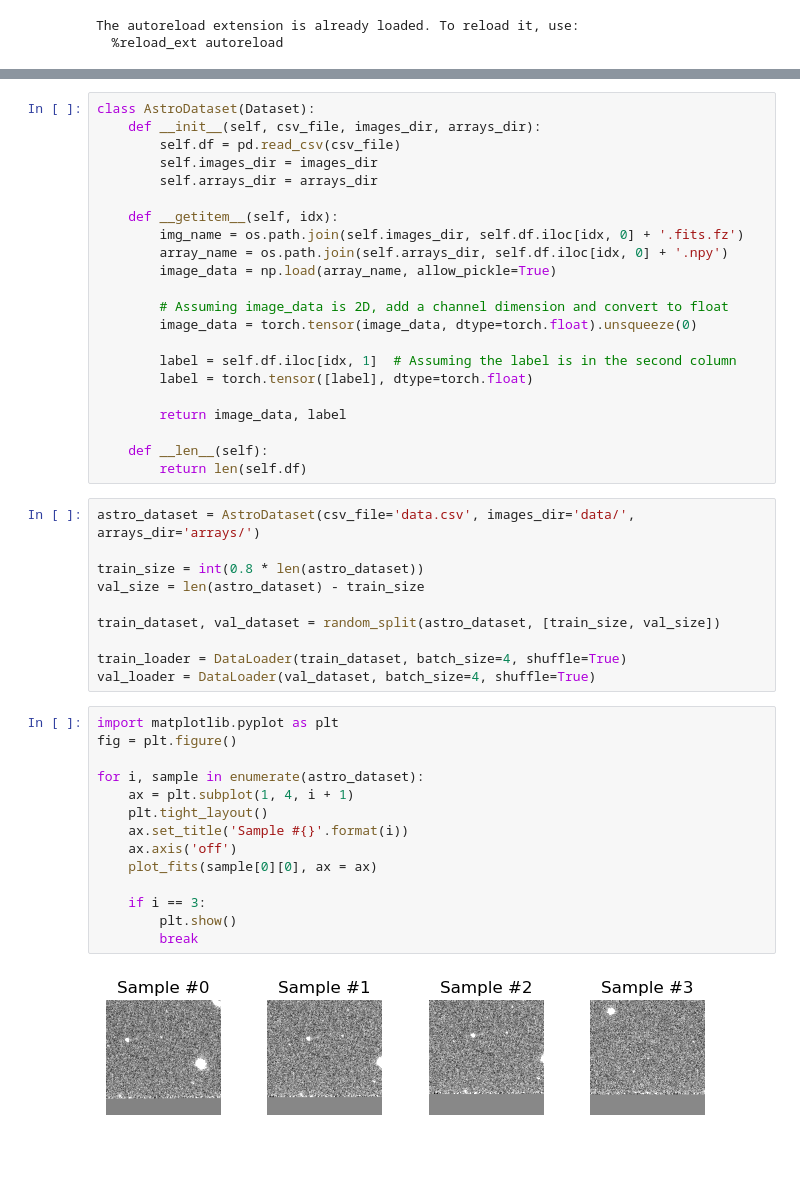
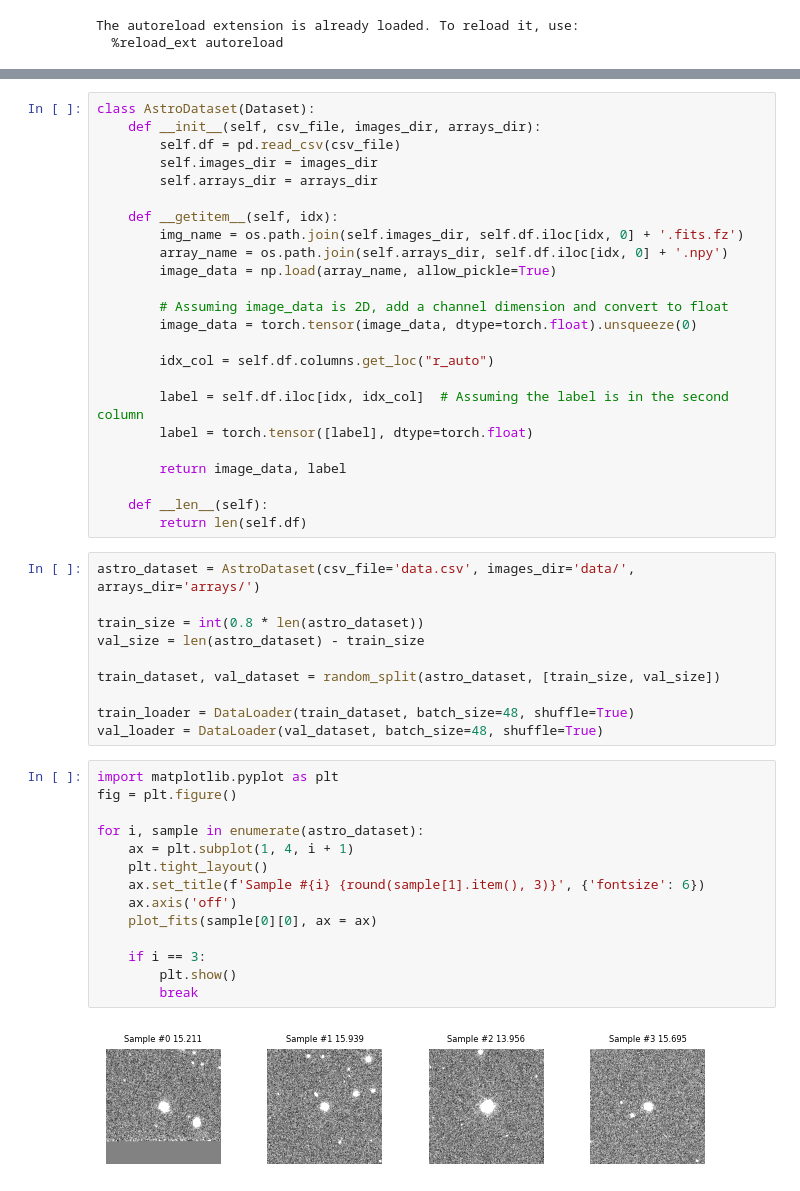
Before and after one commit to Schwarzam/Testes-Deep-Learning, a Jupyter notebook: Testing_torch.ipynb, the cells around one changed output, grey strips where cells are left out. Saved outputs shown, nothing was run; the diff lists cells and outputs as text; blank space fills up the shorter version.

```diff
--- a/Testing_torch.ipynb
+++ b/Testing_torch.ipynb
@@ -63,7 +64,9 @@ class AstroDataset(Dataset):
         # Assuming image_data is 2D, add a channel dimension and convert to float
         image_data = torch.tensor(image_data, dtype=torch.float).unsqueeze(0)
 
-        label = self.df.iloc[idx, 1]  # Assuming the label is in the second column
+        idx_col = self.df.columns.get_loc("r_auto")
+
+        label = self.df.iloc[idx, idx_col]  # Assuming the label is in the second column
         label = torch.tensor([label], dtype=torch.float)
 
         return image_data, label
@@ -78,24 +81,24 @@ val_size = len(astro_dataset) - train_size
 
 train_dataset, val_dataset = random_split(astro_dataset, [train_size, val_size])
 
-train_loader = DataLoader(train_dataset, batch_size=4, shuffle=True)
-val_loader = DataLoader(val_dataset, batch_size=4, shuffle=True)
+train_loader = DataLoader(train_dataset, batch_size=48, shuffle=True)
+val_loader = DataLoader(val_dataset, batch_size=48, shuffle=True)
 # %%
 import matplotlib.pyplot as plt
 fig = plt.figure()
 
 for i, sample in enumerate(astro_dataset):
     ax = plt.subplot(1, 4, i + 1)
     plt.tight_layout()
-    ax.set_title('Sample #{}'.format(i))
+    ax.set_title(f'Sample #{i} {round(sample[1].item(), 3)}', {'fontsize': 6})
     ax.axis('off')
     plot_fits(sample[0][0], ax = ax)
 
     if i == 3:
         plt.show()
         break
 # %% [output]
-[figure, old version]
+[figure, new version]
 # %%
 class ConvNet(nn.Module):
     def __init__(self, num_classes=1):
```
Also changed, not shown: parts of 9 cells of this notebook, 1 other file.
